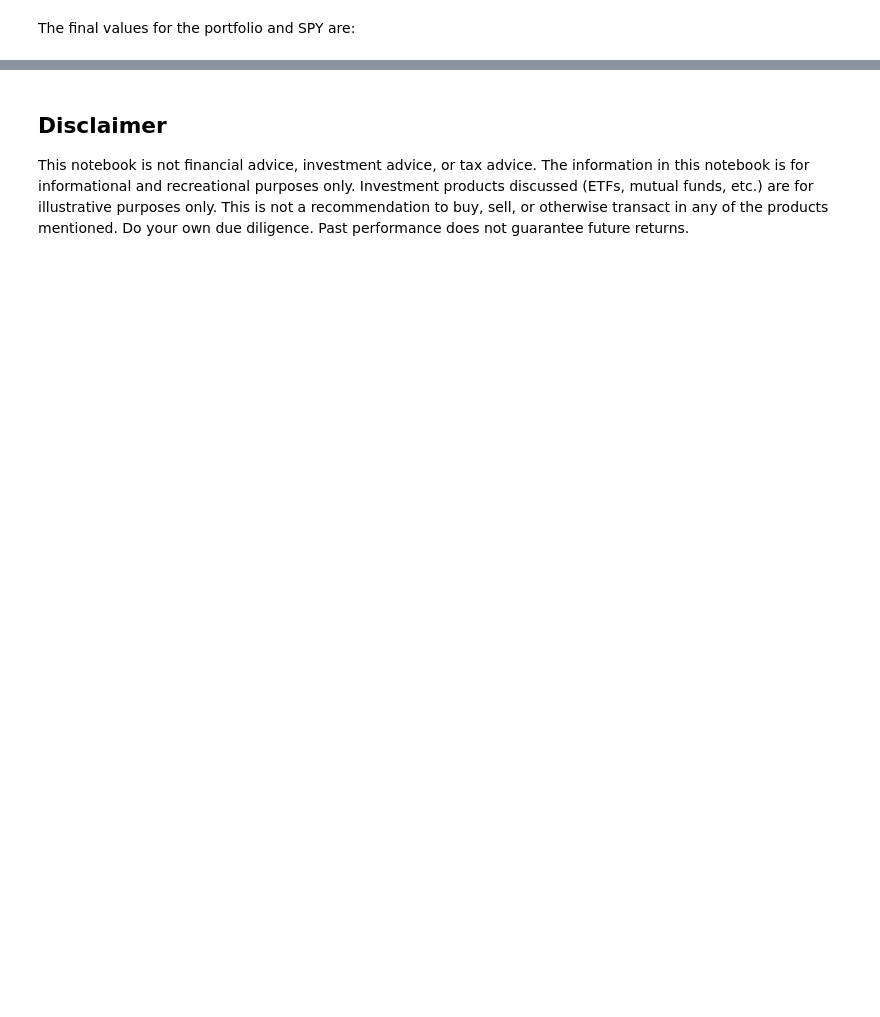
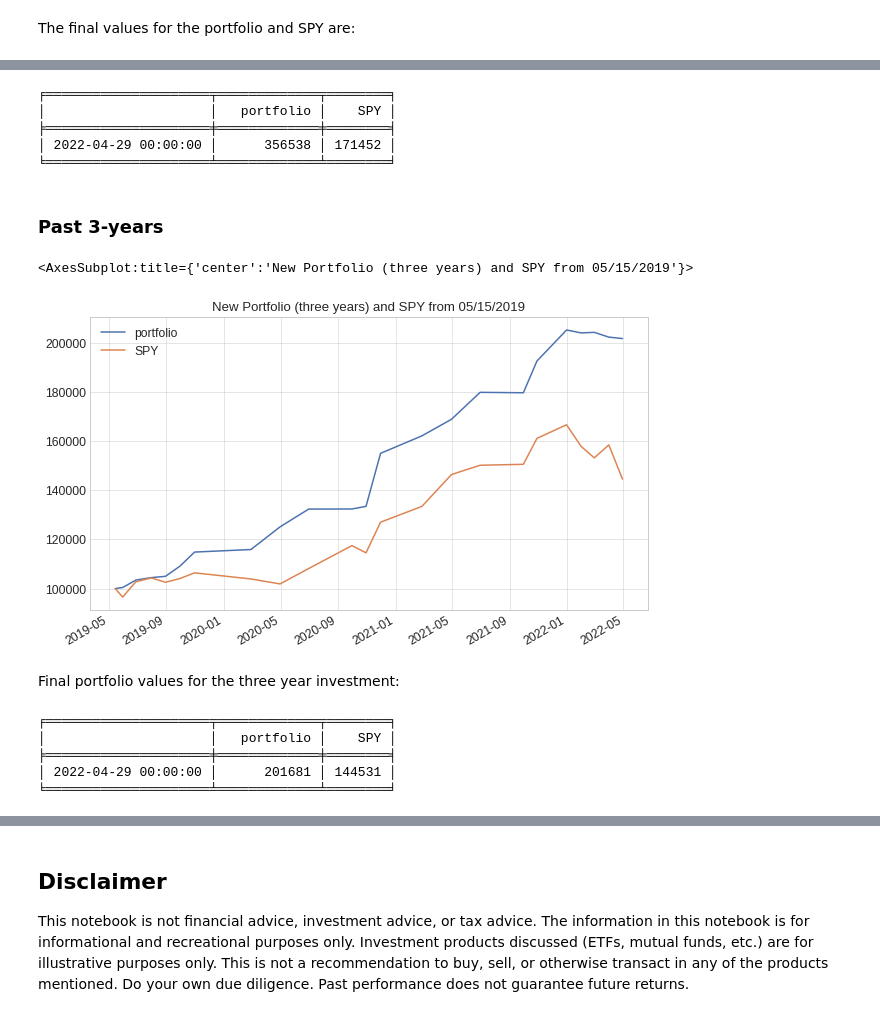
Before and after one commit to IanLKaplan/cash_trigger, a Jupyter notebook: cash_trigger.ipynb, the cells around one changed output, grey strips where cells are left out. Drawn from its saved outputs; the diff is of its cells as text; code cells hidden in the pictures; blank space fills up the shorter version.

```diff
--- a/cash_trigger.ipynb
+++ b/cash_trigger.ipynb
@@ -1989,0 +2081,65 @@ print(tabulate(terminal_vals_df, headers=[*terminal_vals_df.columns], tablefmt='
+# %%
+terminal_vals_s = plot_df[:].iloc[-1]
+terminal_vals_df = pd.DataFrame(terminal_vals_s).transpose()
+print(tabulate(terminal_vals_df, headers=[*terminal_vals_df.columns], tablefmt='fancy_grid', floatfmt=".0f"))
+
+
+asset_df = get_asset_investments(risk_asset=rotation_etf_shy,
+                                 bond_asset=cash_trigger_bond_adjclose,
+                                 spy_data=spy_data,
+                                 start_date=d3_year_start,
+                                 end_date=end_date
+                                 )
+
+new_portfolio_df = investment_return(holdings=holdings,
+                                     investment_df=asset_df,
+                                     prices_df=all_assets)
+
+new_portfolio_adj_df, spy_period_adj = adjust_time_series(new_portfolio_df, spy_close)
+
+plot_df = build_plot_data(holdings=holdings, portfolio_df=new_portfolio_adj_df, spy_df=spy_period_adj)
+# %% [output]
+╒═════════════════════╤═════════════╤════════╕
+│                     │   portfolio │    SPY │
+╞═════════════════════╪═════════════╪════════╡
+│ 2022-04-29 00:00:00 │      356538 │ 171452 │
+╘═════════════════════╧═════════════╧════════╛
+# %% [markdown]
+<h3>
+Past 3-years
+</h3>
+# %%
+plot_df.plot(grid=True, title=f'New Portfolio (three years) and SPY from {d3_year_start.strftime("%m/%d/%Y")}', figsize=(10,6))
+# %% [output]
+<AxesSubplot:title={'center':'New Portfolio (three years) and SPY from 05/15/2019'}>
+[figure, added]
+# %% [markdown]
+<p>
+Final portfolio values for the three year investment:
+</p>
+# %%
+terminal_vals_s = plot_df[:].iloc[-1]
+terminal_vals_df = pd.DataFrame(terminal_vals_s).transpose()
+print(tabulate(terminal_vals_df, headers=[*terminal_vals_df.columns], tablefmt='fancy_grid', floatfmt=".0f"))
+
+
+asset_df = get_asset_investments(risk_asset=rotation_etf_shy,
+                                 bond_asset=cash_trigger_bond_adjclose,
+                                 spy_data=spy_data,
+                                 start_date=d1_year_start,
+                                 end_date=end_date
+                                 )
+
+new_portfolio_df = investment_return(holdings=holdings,
+                                     investment_df=asset_df,
+                                     prices_df=all_assets)
+
+new_portfolio_adj_df, spy_period_adj = adjust_time_series(new_portfolio_df, spy_close)
+
+plot_df = build_plot_data(holdings=holdings, portfolio_df=new_portfolio_adj_df, spy_df=spy_period_adj)
+# %% [output]
+╒═════════════════════╤═════════════╤════════╕
+│                     │   portfolio │    SPY │
+╞═════════════════════╪═════════════╪════════╡
+│ 2022-04-29 00:00:00 │      201681 │ 144531 │
+╘═════════════════════╧═════════════╧════════╛
```
Also changed, not shown: parts of 18 cells of this notebook, 1 other file.
